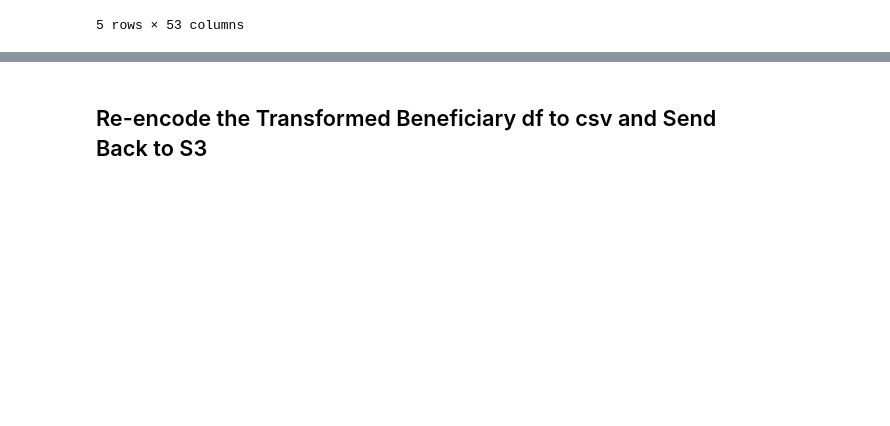
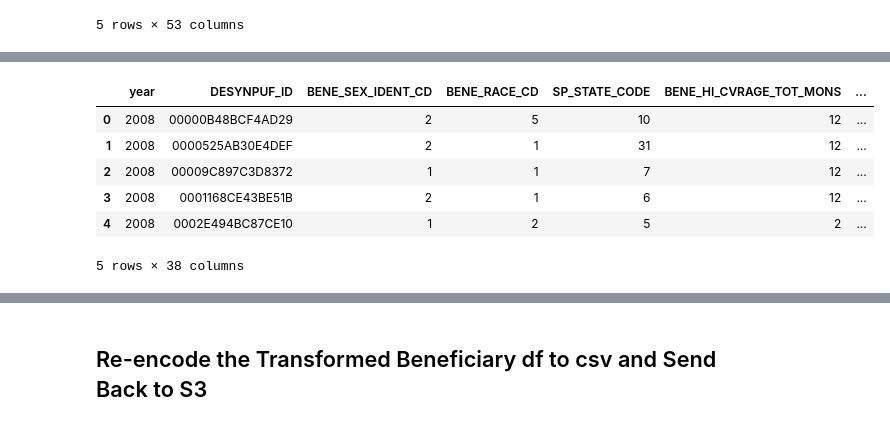
Before and after one commit to mzagari/Garcia-Zagari-508-project, a Jupyter notebook: final_proj_508/GCGS_1.ipynb, the cells around one changed output, grey strips where cells are left out. Drawn from its saved outputs; the diff is of its cells as text; code cells hidden in the pictures; blank space fills up the shorter version.

```diff
--- a/final_proj_508/GCGS_1.ipynb
+++ b/final_proj_508/GCGS_1.ipynb
@@ -1349,0 +1357,10 @@ KeyError: "['BENE_BIRTH_DT'] not found in axis"
+# %%
+bene.head(5)
+# %% [output]
+|  | year | DESYNPUF_ID | BENE_SEX_IDENT_CD | BENE_RACE_CD | SP_STATE_CODE | BENE_HI_CVRAGE_TOT_MONS | ... |
+| 0 | 2008 | 00000B48BCF4AD29 | 2 | 5 | 10 | 12 | ... |
+| 1 | 2008 | 0000525AB30E4DEF | 2 | 1 | 31 | 12 | ... |
+| 2 | 2008 | 00009C897C3D8372 | 1 | 1 | 7 | 12 | ... |
+| 3 | 2008 | 0001168CE43BE51B | 2 | 1 | 6 | 12 | ... |
+| 4 | 2008 | 0002E494BC87CE10 | 1 | 2 | 5 | 2 | ... |
+5 rows × 38 columns
```
Also changed, not shown: parts of 48 cells of this notebook.
